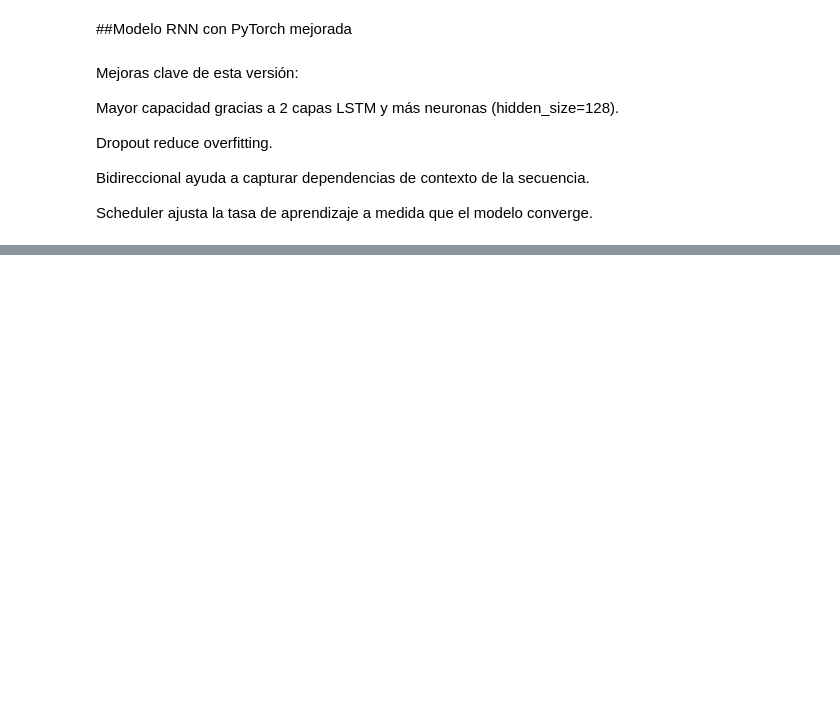
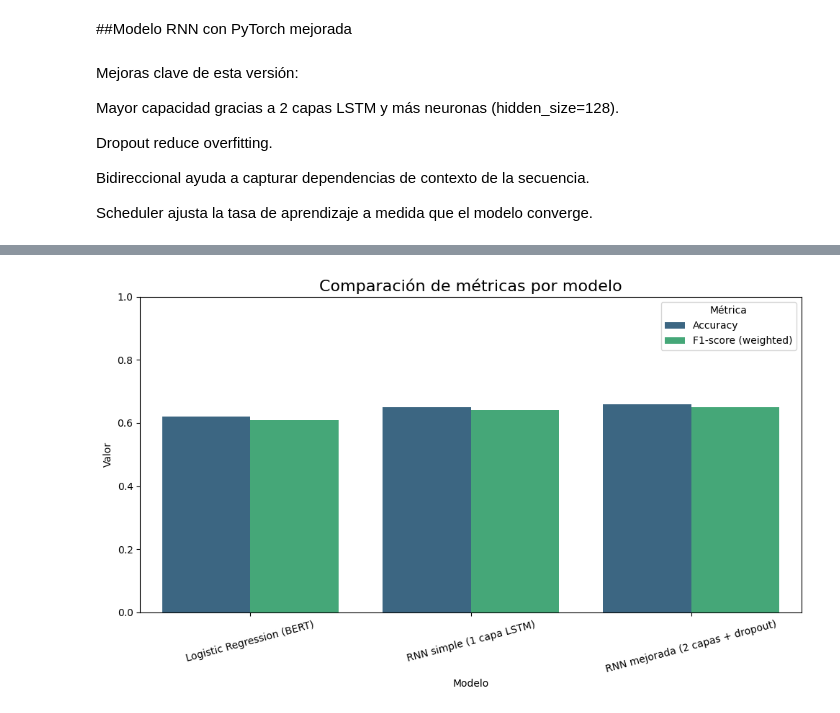
Before and after one commit to Daniela101112/Coderhouse_DS3, a Jupyter notebook: News_Category_Dito_DS3.ipynb, the cells around one changed output, grey strips where cells are left out. Drawn from its saved outputs; the diff is of its cells as text; code cells hidden in the pictures; blank space fills up the shorter version.

```diff
--- a/News_Category_Dito_DS3.ipynb
+++ b/News_Category_Dito_DS3.ipynb
@@ -1516,7 +1530,7 @@ y_true_rnn_mejorada = []
 
 with torch.no_grad():
     for X_batch, y_batch in test_loader:
-        outputs = model(X_batch)
+        outputs = model_rnn_mejorada(X_batch)
         preds = torch.argmax(outputs, dim=1)
         y_pred_rnn_mejorada.extend(preds.numpy())
         y_true_rnn_mejorada.extend(y_batch.numpy())
@@ -1526,0 +1626,22 @@ print(classification_report(y_true_rnn_mejorada, y_pred_rnn_mejorada))
+# %%
+# gráfico comparación
+df_grafico = df_comparacion.melt(
+    id_vars="Modelo",
+    value_vars=["Accuracy", "F1-score (weighted)"],
+    var_name="Métrica",
+    value_name="Valor"
+)
+
+plt.figure(figsize=(10,6))
+sns.barplot(x="Modelo", y="Valor", hue="Métrica", data=df_grafico, palette="viridis")
+
+plt.title("Comparación de métricas por modelo", fontsize=16)
+plt.ylim(0, 1)  # Valores entre 0 y 1
+plt.ylabel("Valor")
+plt.xlabel("Modelo")
+plt.legend(title="Métrica")
+plt.xticks(rotation=15)
+plt.tight_layout()
+plt.show()
+# %% [output]
+[figure, added]
```
Also changed, not shown: parts of 5 cells of this notebook.
